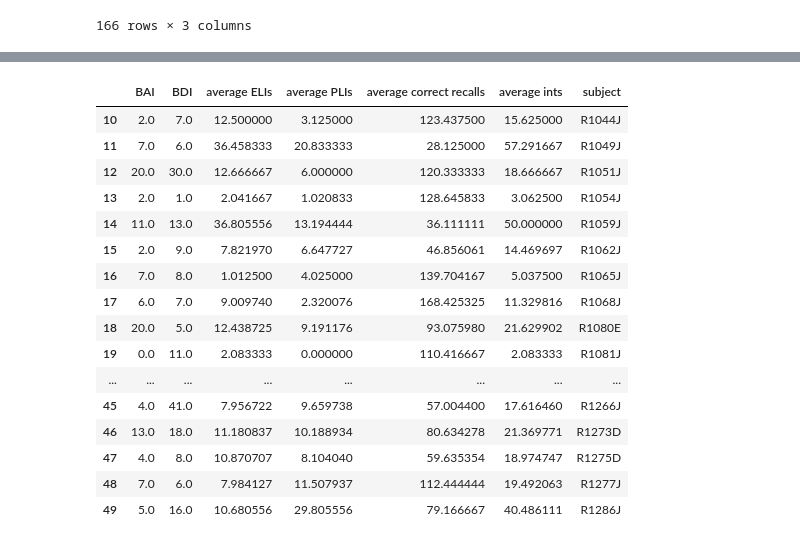
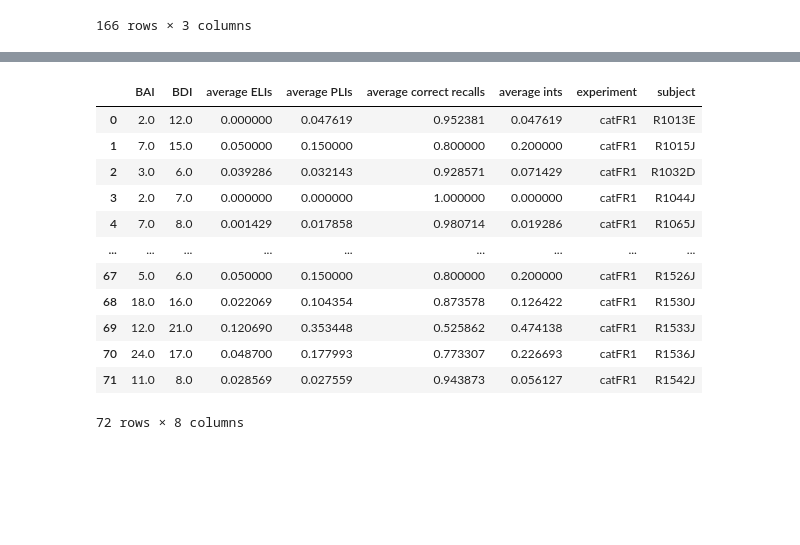
Before and after one commit to NoaHerz/Mental_health, a Jupyter notebook: MH_intrusion.ipynb, the cells around one changed output, grey strips where cells are left out. Drawn from its saved outputs; the diff is of its cells as text; code cells hidden in the pictures; blank space fills up the shorter version.

```diff
--- a/MH_intrusion.ipynb
+++ b/MH_intrusion.ipynb
@@ -162,39 +200,58 @@ df_filter
 # %%
 #average across sessions from the same subject
-avg_df = pd.DataFrame([])
-sub_df = df_filter['subject'].unique()
-for sub in sub_df:
-    trials = df_filter[df_filter['subject']==sub]
+FR_avg_df = pd.DataFrame([])
+FR_sub_df = FR_df_filter['subject'].unique()
+for sub in FR_sub_df:
+    trials = FR_df_filter[FR_df_filter['subject']==sub]
     df_mean = trials.mean(axis=0)
     avg_eli = df_mean['ELI scaled']
     avg_pli = df_mean['PLI scaled']
     avg_int = df_mean['total scaled']
     avg_cor = df_mean['correct recalls scaled']
-    avg_df = avg_df.append({
+    exp = trials.iloc[0]['experiment']
+    FR_avg_df = FR_avg_df.append({
         'subject':sub,
+        'experiment':exp,
         'average ELIs':avg_eli,
         'average PLIs':avg_pli,
         'average ints': avg_int,
         'average correct recalls':avg_cor,
         'BAI':df_mean['BAI'],
         'BDI':df_mean['BDI']
         }, ignore_index = True)
-avg_df[10:50]
+
+catFR_avg_df = pd.DataFrame([])
+catFR_sub_df = catFR_df_filter['subject'].unique()
+for sub in catFR_sub_df:
+    trials = catFR_df_filter[catFR_df_filter['subject']==sub]
+    df_mean = trials.mean(axis=0)
+    avg_eli = df_mean['ELI scaled']
+    avg_pli = df_mean['PLI scaled']
+    avg_int = df_mean['total scaled']
+    avg_cor = df_mean['correct recalls scaled']
+    exp = trials.iloc[0]['experiment']
+    catFR_avg_df = catFR_avg_df.append({
+        'subject':sub,
+        'experiment':exp,
+        'average ELIs':avg_eli,
+        'average PLIs':avg_pli,
+        'average ints': avg_int,
+        'average correct recalls':avg_cor,
+        'BAI':df_mean['BAI'],
+        'BDI':df_mean['BDI']
+        }, ignore_index = True)
+catFR_avg_df
 # %% [output]
-|  | BAI | BDI | average ELIs | average PLIs | average correct recalls | average ints | subject |
-| 10 | 2.0 | 7.0 | 12.500000 | 3.125000 | 123.437500 | 15.625000 | R1044J |
-| 11 | 7.0 | 6.0 | 36.458333 | 20.833333 | 28.125000 | 57.291667 | R1049J |
-| 12 | 20.0 | 30.0 | 12.666667 | 6.000000 | 120.333333 | 18.666667 | R1051J |
-| 13 | 2.0 | 1.0 | 2.041667 | 1.020833 | 128.645833 | 3.062500 | R1054J |
-| 14 | 11.0 | 13.0 | 36.805556 | 13.194444 | 36.111111 | 50.000000 | R1059J |
-| 15 | 2.0 | 9.0 | 7.821970 | 6.647727 | 46.856061 | 14.469697 | R1062J |
-| 16 | 7.0 | 8.0 | 1.012500 | 4.025000 | 139.704167 | 5.037500 | R1065J |
-| 17 | 6.0 | 7.0 | 9.009740 | 2.320076 | 168.425325 | 11.329816 | R1068J |
-| 18 | 20.0 | 5.0 | 12.438725 | 9.191176 | 93.075980 | 21.629902 | R1080E |
-| 19 | 0.0 | 11.0 | 2.083333 | 0.000000 | 110.416667 | 2.083333 | R1081J |
-| ... | ... | ... | ... | ... | ... | ... | ... |
-| 45 | 4.0 | 41.0 | 7.956722 | 9.659738 | 57.004400 | 17.616460 | R1266J |
-| 46 | 13.0 | 18.0 | 11.180837 | 10.188934 | 80.634278 | 21.369771 | R1273D |
-| 47 | 4.0 | 8.0 | 10.870707 | 8.104040 | 59.635354 | 18.974747 | R1275D |
-| 48 | 7.0 | 6.0 | 7.984127 | 11.507937 | 112.444444 | 19.492063 | R1277J |
-| 49 | 5.0 | 16.0 | 10.680556 | 29.805556 | 79.166667 | 40.486111 | R1286J |
+|  | BAI | BDI | average ELIs | average PLIs | average correct recalls | average ints | experiment | subject |
+| 0 | 2.0 | 12.0 | 0.000000 | 0.047619 | 0.952381 | 0.047619 | catFR1 | R1013E |
+| 1 | 7.0 | 15.0 | 0.050000 | 0.150000 | 0.800000 | 0.200000 | catFR1 | R1015J |
+| 2 | 3.0 | 6.0 | 0.039286 | 0.032143 | 0.928571 | 0.071429 | catFR1 | R1032D |
+| 3 | 2.0 | 7.0 | 0.000000 | 0.000000 | 1.000000 | 0.000000 | catFR1 | R1044J |
+| 4 | 7.0 | 8.0 | 0.001429 | 0.017858 | 0.980714 | 0.019286 | catFR1 | R1065J |
+| ... | ... | ... | ... | ... | ... | ... | ... | ... |
+| 67 | 5.0 | 6.0 | 0.050000 | 0.150000 | 0.800000 | 0.200000 | catFR1 | R1526J |
+| 68 | 18.0 | 16.0 | 0.022069 | 0.104354 | 0.873578 | 0.126422 | catFR1 | R1530J |
+| 69 | 12.0 | 21.0 | 0.120690 | 0.353448 | 0.525862 | 0.474138 | catFR1 | R1533J |
+| 70 | 24.0 | 17.0 | 0.048700 | 0.177993 | 0.773307 | 0.226693 | catFR1 | R1536J |
+| 71 | 11.0 | 8.0 | 0.028569 | 0.027559 | 0.943873 | 0.056127 | catFR1 | R1542J |
+72 rows × 8 columns
```
Also changed, not shown: parts of 6 cells of this notebook.
